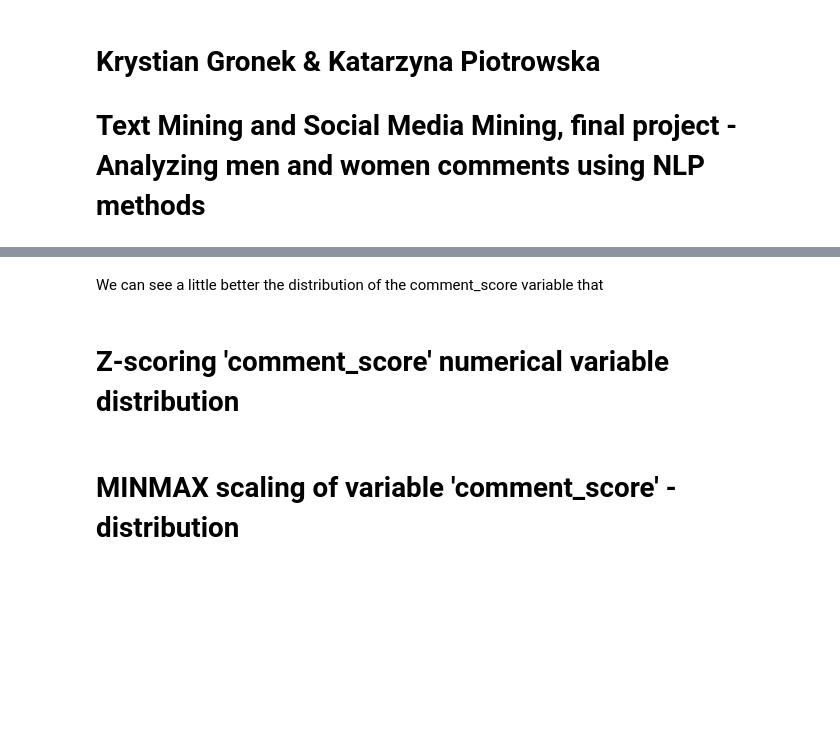
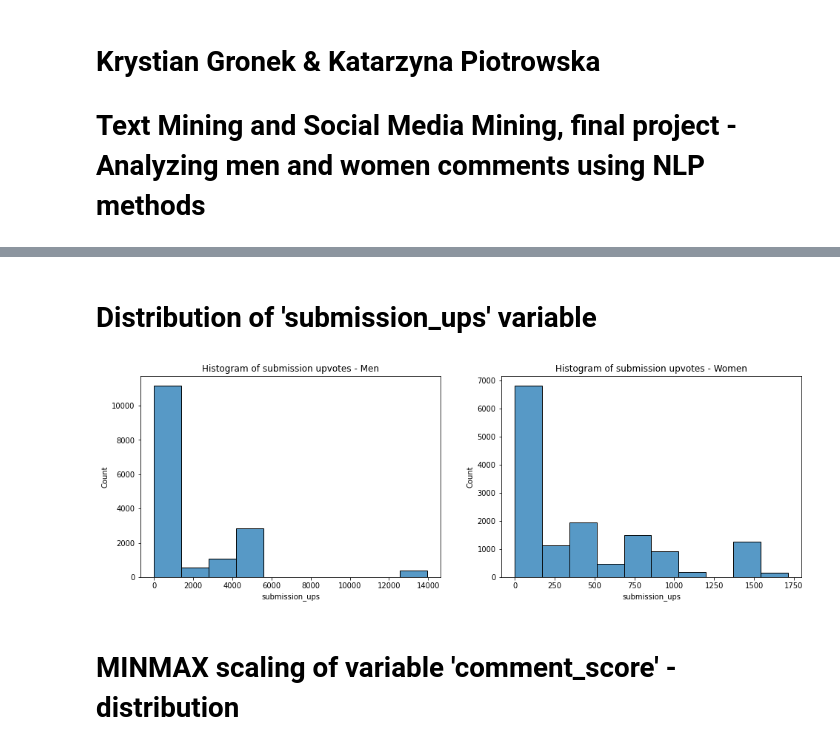
Before and after one commit to kgronek3/TMSMM_Project, a Jupyter notebook: 3_visualization.ipynb, the cells around one changed output, grey strips where cells are left out. Drawn from its saved outputs; the diff is of its cells as text; code cells hidden in the pictures; blank space fills up the shorter version.

Commit message:
added more visualisation plots

```diff
--- a/3_visualization.ipynb
+++ b/3_visualization.ipynb
@@ -106,9 +48,0 @@ We could add to the whole series both for men and women dataset such values that
-# %%
-men_min = np.min(men['comment_score'])
-women_min = np.min(women['comment_score'])
-
-men['comment_score2'] = men['comment_score'] + (np.abs(men_min) + 1)
-women['comment_score2'] = women['comment_score'] + (np.abs(women_min) + 1)
-
-men['log_cs'] = np.log(men['comment_score2'])
-women['log_cs'] = np.log(women['comment_score2'])
@@ -123,4 +48,0 @@ sns.displot(data = women, x = 'log_cs', kind = 'kde');
-# %% [markdown]
-We can see a little better the distribution of the comment_score variable that
-# %% [markdown]
-# Z-scoring 'comment_score' numerical variable distribution
@@ -133,2 +49,12 @@ sns.displot(data = women.zscore_grouped, kind = 'kde');
+# %% [markdown]
+
+# Distribution of 'submission_ups' variable
+# %%
+fig, ax =plt.subplots(1,2, figsize = (16,5))
+hist_submissions_men = sns.histplot(data = men['submission_ups'], bins = 10, ax = ax[0]).set(title = "Histogram of submission upvotes - Men");
+hist_submissions_women = sns.histplot(data = women['submission_ups'], bins = 10, ax = ax[1]).set(title = "Histogram of submission upvotes - Women");
+plt.show();
+# %% [output]
+[figure, added]
 # %% [markdown]
 # MINMAX scaling of variable 'comment_score' - distribution
```
Also changed, not shown: parts of 42 cells of this notebook.
